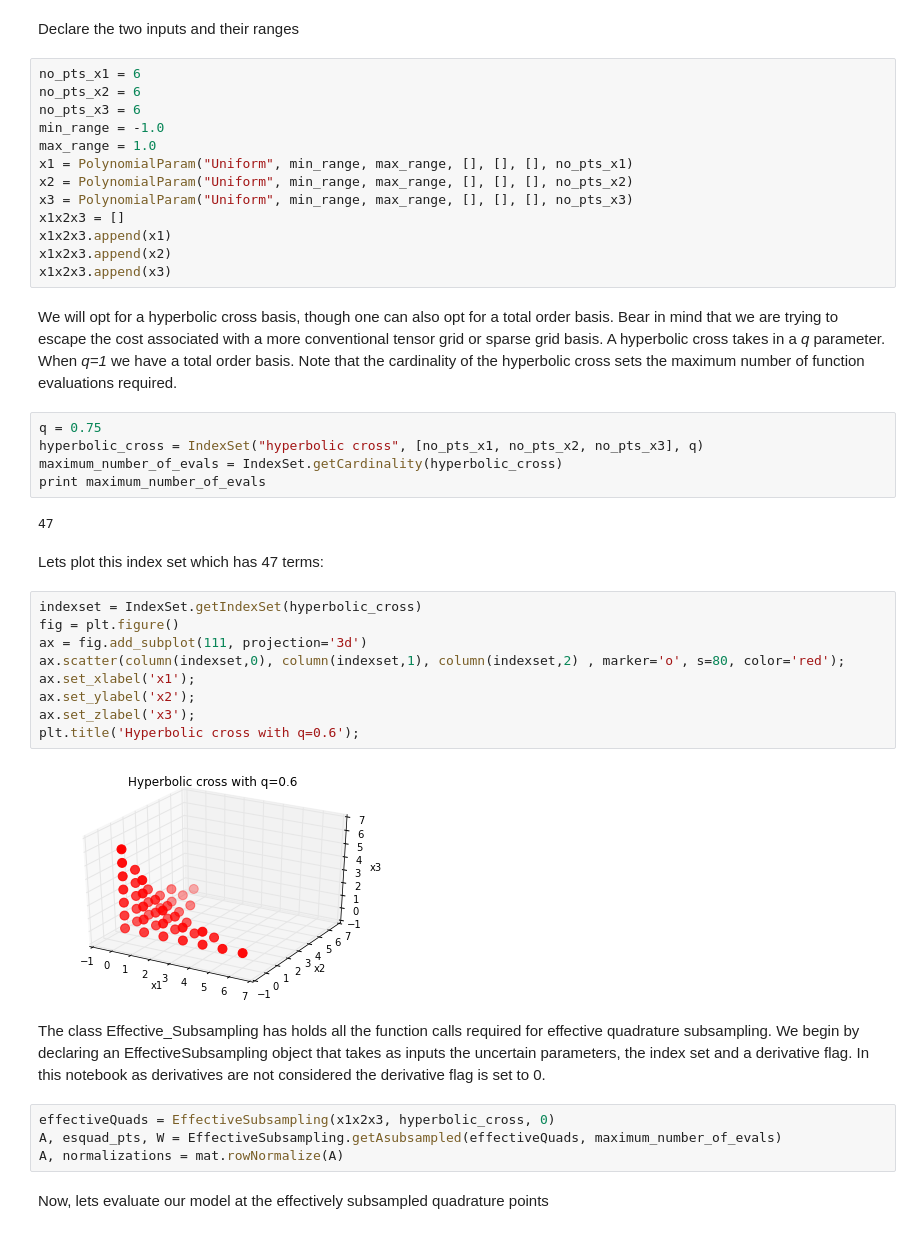
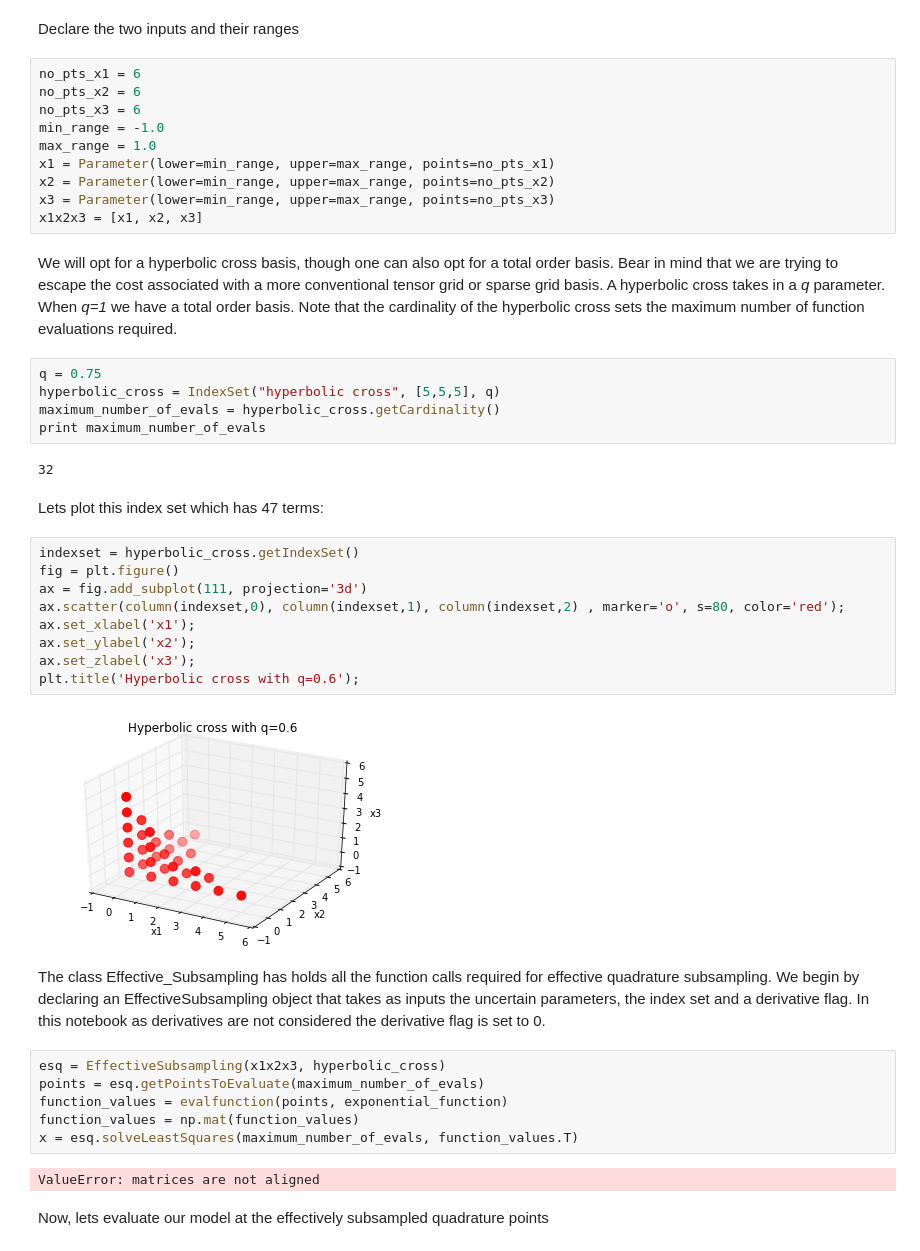
Before and after one commit to equadratures/equadratures, a Jupyter notebook: ipython-notebooks/EffectiveQuadratureSubsampling.ipynb, the cells around one changed output. Drawn from its saved outputs; the diff is of its cells as text.

```diff
--- a/ipython-notebooks/EffectiveQuadratureSubsampling.ipynb
+++ b/ipython-notebooks/EffectiveQuadratureSubsampling.ipynb
@@ -34,40 +33,41 @@ no_pts_x2 = 6
 no_pts_x3 = 6
 min_range = -1.0
 max_range = 1.0
-x1 = PolynomialParam("Uniform", min_range, max_range, [], [], [], no_pts_x1)
-x2 = PolynomialParam("Uniform", min_range, max_range, [], [], [], no_pts_x2)
-x3 = PolynomialParam("Uniform", min_range, max_range, [], [], [], no_pts_x3)
-x1x2x3 = []
-x1x2x3.append(x1)
-x1x2x3.append(x2)
-x1x2x3.append(x3)
+x1 = Parameter(lower=min_range, upper=max_range, points=no_pts_x1)
+x2 = Parameter(lower=min_range, upper=max_range, points=no_pts_x2)
+x3 = Parameter(lower=min_range, upper=max_range, points=no_pts_x3)
+x1x2x3 = [x1, x2, x3]
 # %% [markdown]
 We will opt for a hyperbolic cross basis, though one can also opt for a total order basis. Bear in mind that we are trying to escape the cost associated with a more conventional tensor grid or sparse grid basis. A hyperbolic cross takes in a *q* parameter. When *q=1* we have a total order basis. Note that the cardinality of the hyperbolic cross sets the maximum number of function evaluations required.
 # %%
 q = 0.75
-hyperbolic_cross = IndexSet("hyperbolic cross", [no_pts_x1, no_pts_x2, no_pts_x3], q)
-maximum_number_of_evals = IndexSet.getCardinality(hyperbolic_cross)
+hyperbolic_cross = IndexSet("hyperbolic cross", [5,5,5], q)
+maximum_number_of_evals = hyperbolic_cross.getCardinality()
 print maximum_number_of_evals
 # %% [output]
-47
+32
 # %% [markdown]
 Lets plot this index set which has 47 terms:
 # %%
-indexset = IndexSet.getIndexSet(hyperbolic_cross)
+indexset = hyperbolic_cross.getIndexSet()
 fig = plt.figure()
 ax = fig.add_subplot(111, projection='3d')
 ax.scatter(column(indexset,0), column(indexset,1), column(indexset,2) , marker='o', s=80, color='red');
 ax.set_xlabel('x1');
 ax.set_ylabel('x2');
 ax.set_zlabel('x3');
 plt.title('Hyperbolic cross with q=0.6');
 # %% [output]
-[figure, old version]
+[figure, new version]
 # %% [markdown]
 The class Effective_Subsampling has holds all the function calls required for effective quadrature subsampling. We begin by declaring an EffectiveSubsampling object that takes as inputs the uncertain parameters, the index set and a derivative flag. In this notebook as derivatives are not considered the derivative flag is set to 0.
-# %%
-effectiveQuads = EffectiveSubsampling(x1x2x3, hyperbolic_cross, 0)
-A, esquad_pts, W = EffectiveSubsampling.getAsubsampled(effectiveQuads, maximum_number_of_evals)
-A, normalizations = mat.rowNormalize(A)
+# %%
+esq = EffectiveSubsampling(x1x2x3, hyperbolic_cross)
+points = esq.getPointsToEvaluate(maximum_number_of_evals)
+function_values = evalfunction(points, exponential_function)
+function_values = np.mat(function_values)
+x = esq.solveLeastSquares(maximum_number_of_evals, function_values.T)
+# %% [output]
+ValueError: matrices are not aligned
 # %% [markdown]
 Now, lets evaluate our model at the effectively subsampled quadrature points
```
Also changed, not shown: parts of 5 cells of this notebook, 1 other file.
